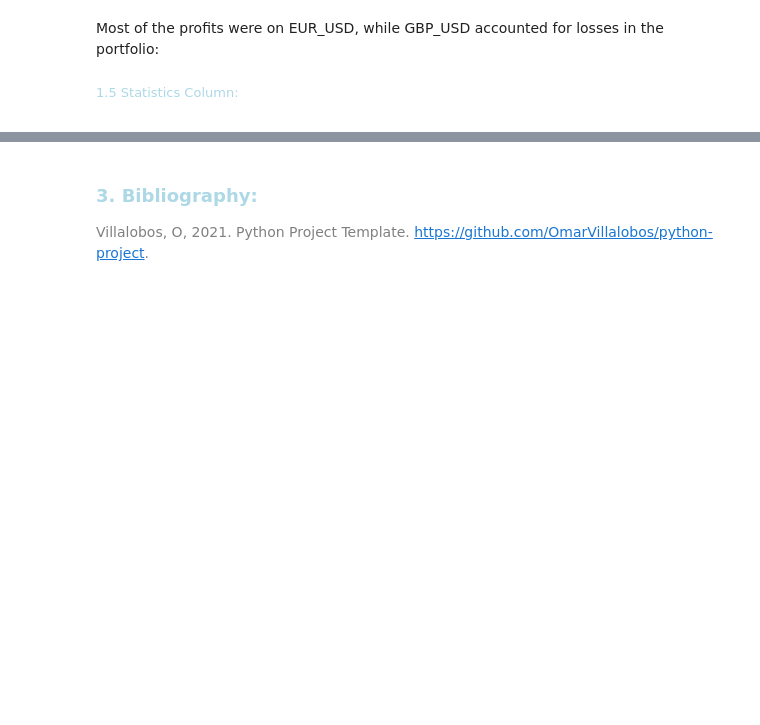
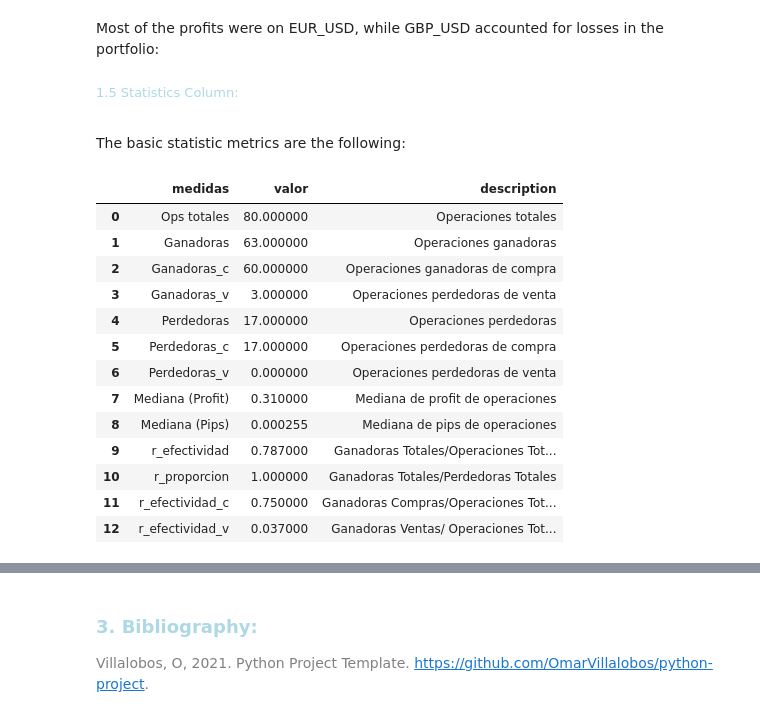
Before and after one commit to EstebanMqz/MyST_LAB_3_E3, a Jupyter notebook: notebook.ipynb, the cells around one changed output, grey strips where cells are left out. Cells and saved outputs as stored; diff of their text form; code cells hidden in the pictures; blank space fills up the shorter version.

Commit message:
Team historics csv and Descriptive Statistics

```diff
--- a/notebook.ipynb
+++ b/notebook.ipynb
@@ -130,0 +129,6 @@ data.head()
+# %%
+data_c = fn.f_leer_archivo("files/MyST_LAB2_CuauhtemocCorralesC.csv")
+data_m = fn.f_leer_archivo("files/MyST_LAB2_MarcoOchoac.csv")
+data_e = fn.f_leer_archivo("files/MyST_LAB2_EstebanMarquez.csv")
+
+data_e.head()
@@ -264,8 +275,8 @@ f_columnas_pips(param_data, pips)
     -------
     returns: Historic data with Pips, pips_acm, profit_acm new columns.
 # %%
-data=fn.f_columnas_pips(data,pips)
-data.head()
+data_e=fn.f_columnas_pips(data_e,pips)
+data_e.head()
 # %% [output]
 |  | Fecha/Hora | Posición | Símbolo | Tipo | Volumen | Precio | S / L | T / P | Fecha/Hora.1 | Precio.1 | ... |
 | 0 | 2022.09.13 17:48:57 | 1456097851 | USDMXN | buy | 0.01 | 20.06662 | NaN | NaN | 2022.09.16 23:50:16 | 20.04611 | ... |
@@ -300,3 +311,24 @@ vs.hist_csv(Pi, 'Profits', 'Símbolo', 'Beneficio')
 
 
 <font color= gray>
+# %% [markdown]
+The basic statistic metrics are the following:
+# %%
+warnings.filterwarnings('ignore')
+df_1_tabla=fn.f_estadisticas_ba(data_e)
+df_1_tabla
+# %% [output]
+|  | medidas | valor | description |
+| 0 | Ops totales | 80.000000 | Operaciones totales |
+| 1 | Ganadoras | 63.000000 | Operaciones ganadoras |
+| 2 | Ganadoras_c | 60.000000 | Operaciones ganadoras de compra |
+| 3 | Ganadoras_v | 3.000000 | Operaciones perdedoras de venta |
+| 4 | Perdedoras | 17.000000 | Operaciones perdedoras |
+| 5 | Perdedoras_c | 17.000000 | Operaciones perdedoras de compra |
+| 6 | Perdedoras_v | 0.000000 | Operaciones perdedoras de venta |
+| 7 | Mediana (Profit) | 0.310000 | Mediana de profit de operaciones |
+| 8 | Mediana (Pips) | 0.000255 | Mediana de pips de operaciones |
+| 9 | r_efectividad | 0.787000 | Ganadoras Totales/Operaciones Tot... |
+| 10 | r_proporcion | 1.000000 | Ganadoras Totales/Perdedoras Totales |
+| 11 | r_efectividad_c | 0.750000 | Ganadoras Compras/Operaciones Tot... |
+| 12 | r_efectividad_v | 0.037000 | Ganadoras Ventas/ Operaciones Tot... |
```
Also changed, not shown: parts of 18 cells of this notebook, 5 other files.
